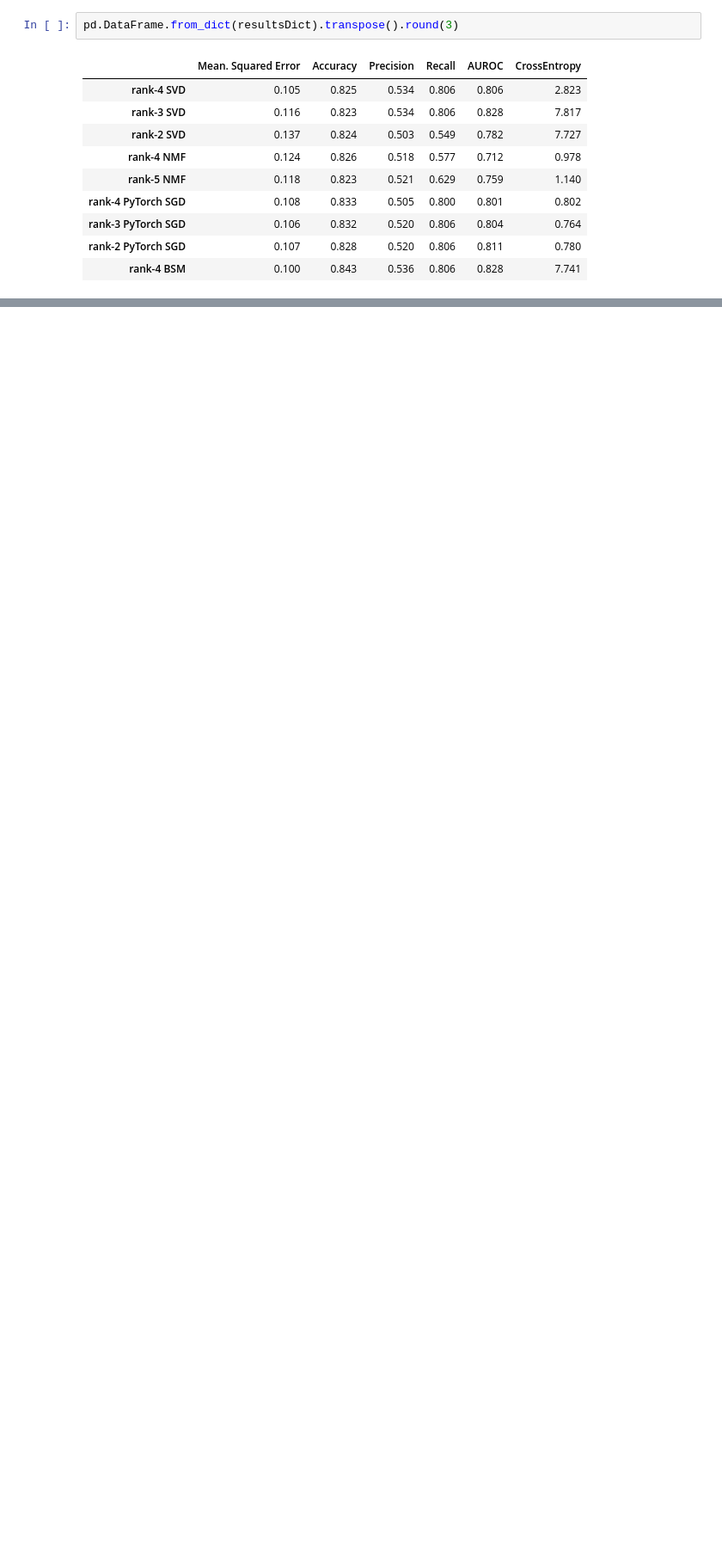
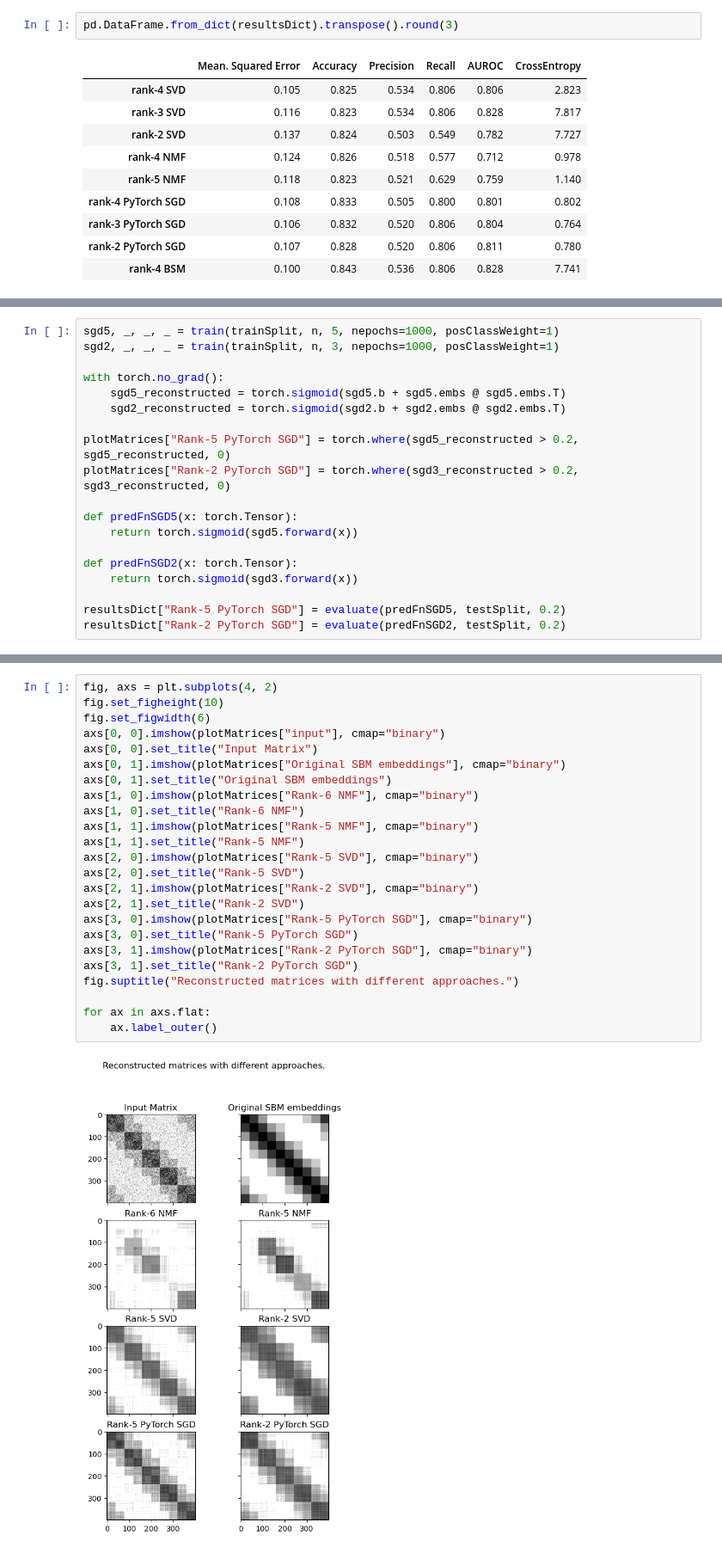
Before and after one commit to venusatuluri/venusatuluri.github.io, a Jupyter notebook: compare graph embeddings.ipynb, the cells around one changed output, grey strips where cells are left out. Shown at 86% size. Drawn from its saved outputs; the diff is of its cells as text; blank space fills up the shorter version.

```diff
--- a/compare graph embeddings.ipynb
+++ b/compare graph embeddings.ipynb
@@ -819,0 +986,19 @@ Here are a few takeaways.
+# %%
+sgd5, _, _, _ = train(trainSplit, n, 5, nepochs=1000, posClassWeight=1)
+sgd2, _, _, _ = train(trainSplit, n, 3, nepochs=1000, posClassWeight=1)
+
+with torch.no_grad():
+    sgd5_reconstructed = torch.sigmoid(sgd5.b + sgd5.embs @ sgd5.embs.T)
+    sgd2_reconstructed = torch.sigmoid(sgd2.b + sgd2.embs @ sgd2.embs.T)
+
+plotMatrices["Rank-5 PyTorch SGD"] = torch.where(sgd5_reconstructed > 0.2, sgd5_reconstructed, 0)
+plotMatrices["Rank-2 PyTorch SGD"] = torch.where(sgd3_reconstructed > 0.2, sgd3_reconstructed, 0)
+
+def predFnSGD5(x: torch.Tensor):
+    return torch.sigmoid(sgd5.forward(x))
+
+def predFnSGD2(x: torch.Tensor):
+    return torch.sigmoid(sgd3.forward(x))
+
+resultsDict["Rank-5 PyTorch SGD"] = evaluate(predFnSGD5, testSplit, 0.2)
+resultsDict["Rank-2 PyTorch SGD"] = evaluate(predFnSGD2, testSplit, 0.2)
@@ -819,0 +1015,26 @@ Here are a few takeaways.
+# %%
+fig, axs = plt.subplots(4, 2)
+fig.set_figheight(10)
+fig.set_figwidth(6)
+axs[0, 0].imshow(plotMatrices["input"], cmap="binary")
+axs[0, 0].set_title("Input Matrix")
+axs[0, 1].imshow(plotMatrices["Original SBM embeddings"], cmap="binary")
+axs[0, 1].set_title("Original SBM embeddings")
+axs[1, 0].imshow(plotMatrices["Rank-6 NMF"], cmap="binary")
+axs[1, 0].set_title("Rank-6 NMF")
+axs[1, 1].imshow(plotMatrices["Rank-5 NMF"], cmap="binary")
+axs[1, 1].set_title("Rank-5 NMF")
+axs[2, 0].imshow(plotMatrices["Rank-5 SVD"], cmap="binary")
+axs[2, 0].set_title("Rank-5 SVD")
+axs[2, 1].imshow(plotMatrices["Rank-2 SVD"], cmap="binary")
+axs[2, 1].set_title("Rank-2 SVD")
+axs[3, 0].imshow(plotMatrices["Rank-5 PyTorch SGD"], cmap="binary")
+axs[3, 0].set_title("Rank-5 PyTorch SGD")
+axs[3, 1].imshow(plotMatrices["Rank-2 PyTorch SGD"], cmap="binary")
+axs[3, 1].set_title("Rank-2 PyTorch SGD")
+fig.suptitle("Reconstructed matrices with different approaches.")
+
+for ax in axs.flat:
+    ax.label_outer()
+# %% [output]
+[figure, added]
```
Also changed, not shown: parts of 28 cells of this notebook.
